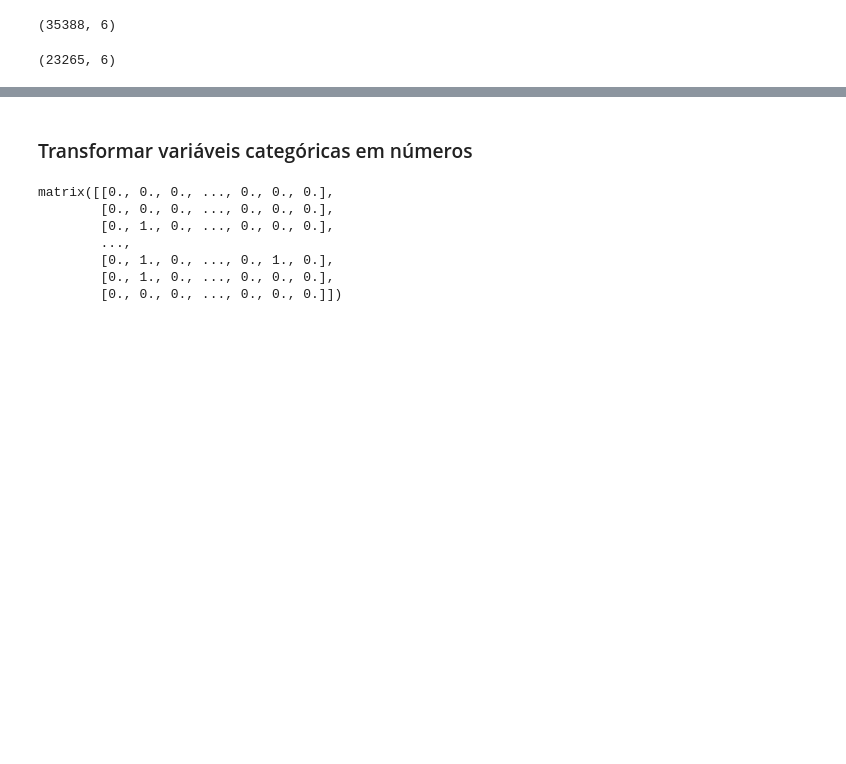
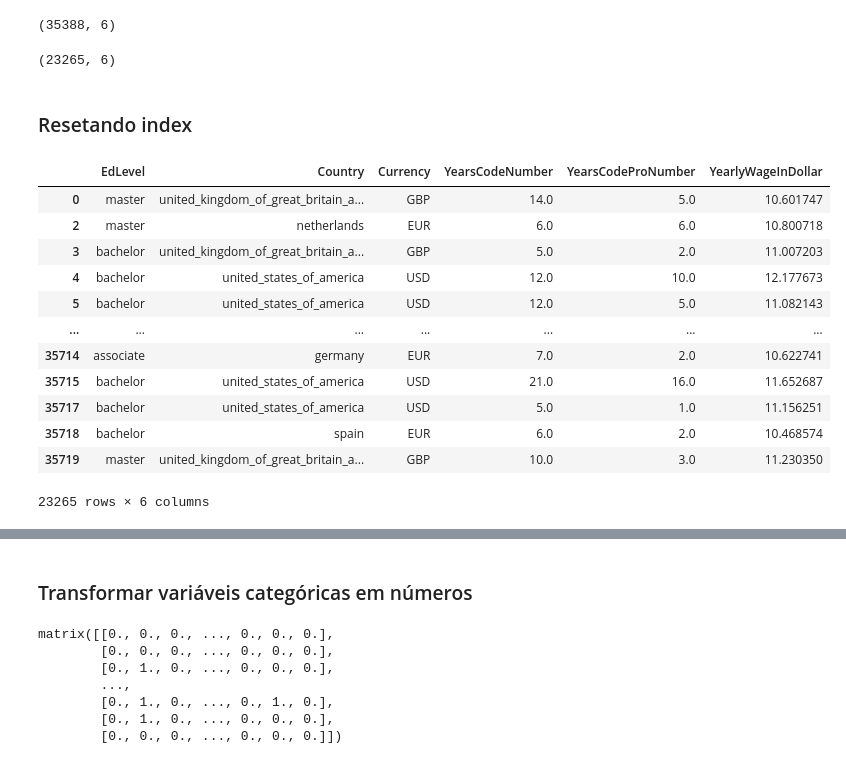
Before and after one commit to mihmilicio/data-science, a Jupyter notebook: normalizacao/conversao_categorias.ipynb, the cells around one changed output, grey strips where cells are left out. Cells and saved outputs as stored; diff of their text form; code cells hidden in the pictures; blank space fills up the shorter version.

```diff
--- a/normalizacao/conversao_categorias.ipynb
+++ b/normalizacao/conversao_categorias.ipynb
@@ -96,3 +96,21 @@ df3 = df3.loc[df['Country'].isin(array_countries)]
 df3.shape
 # %% [output]
 (23265, 6)
+# %% [markdown]
+### Resetando index
+# %%
+df3
+# %% [output]
+|  | EdLevel | Country | Currency | YearsCodeNumber | YearsCodeProNumber | YearlyWageInDollar |
+| 0 | master | united_kingdom_of_great_britain_a... | GBP | 14.0 | 5.0 | 10.601747 |
+| 2 | master | netherlands | EUR | 6.0 | 6.0 | 10.800718 |
+| 3 | bachelor | united_kingdom_of_great_britain_a... | GBP | 5.0 | 2.0 | 11.007203 |
+| 4 | bachelor | united_states_of_america | USD | 12.0 | 10.0 | 12.177673 |
+| 5 | bachelor | united_states_of_america | USD | 12.0 | 5.0 | 11.082143 |
+| ... | ... | ... | ... | ... | ... | ... |
+| 35714 | associate | germany | EUR | 7.0 | 2.0 | 10.622741 |
+| 35715 | bachelor | united_states_of_america | USD | 21.0 | 16.0 | 11.652687 |
+| 35717 | bachelor | united_states_of_america | USD | 5.0 | 1.0 | 11.156251 |
+| 35718 | bachelor | spain | EUR | 6.0 | 2.0 | 10.468574 |
+| 35719 | master | united_kingdom_of_great_britain_a... | GBP | 10.0 | 3.0 | 11.230350 |
+23265 rows × 6 columns
```
Also changed, not shown: parts of 2 cells of this notebook, 1 other file.
